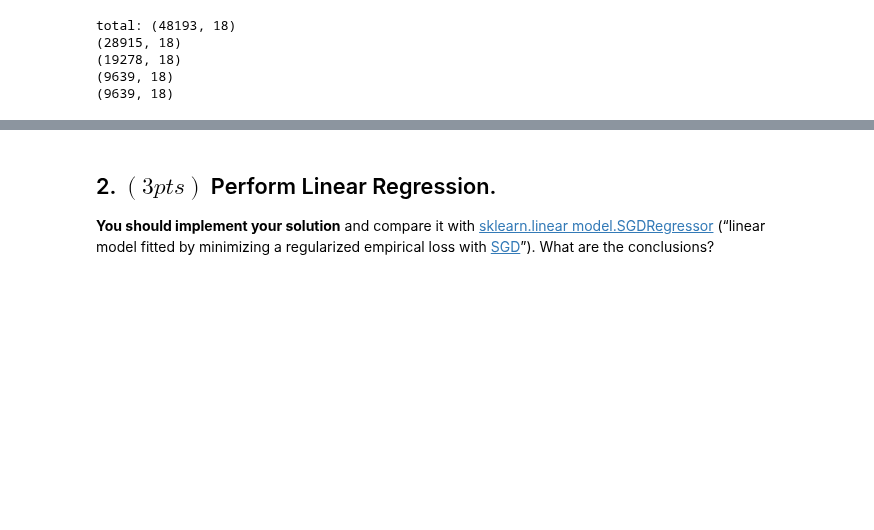
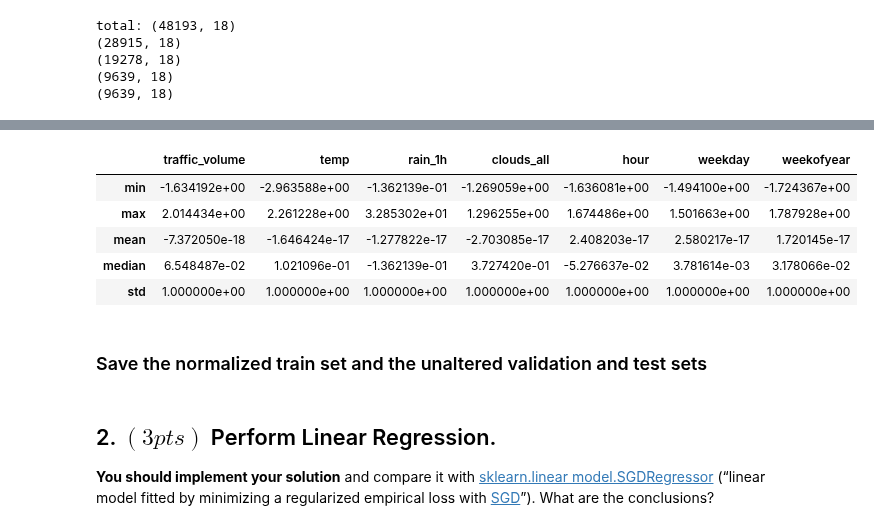
Before and after one commit to laurelkeys/machine-learning, a Jupyter notebook: assignment-1/Assignment1.ipynb, the cells around one changed output, grey strips where cells are left out. Saved outputs shown, nothing was run; the diff lists cells and outputs as text; code cells hidden in the pictures; blank space fills up the shorter version.

```diff
--- a/assignment-1/Assignment1.ipynb
+++ b/assignment-1/Assignment1.ipynb
@@ -681,0 +653,25 @@ date_time
+# %%
+# mu = mean, sigma = stddev
+def z_score(x, mu, sigma):
+    return (x - mu) / sigma
+
+def normalize(dataset, stats):
+    for col in stats:
+        dataset[col] = dataset[col].apply(lambda x: z_score(x, mu=stats[col]["mean"], sigma=stats[col]["std"]))
+# %%
+# NOTE: we must use 'train_stats' when normalizing 'validation_data' and 'test_data' aswell
+train_stats = get_stats(train_data, columns=attrs_to_normalize)
+
+normalize(train_data, train_stats)
+
+# we should now see mean~=0 and std~=1 for all attributes
+get_stats(train_data, columns=attrs_to_normalize)
+# %% [output]
+|  | traffic_volume | temp | rain_1h | clouds_all | hour | weekday | weekofyear |
+| min | -1.634192e+00 | -2.963588e+00 | -1.362139e-01 | -1.269059e+00 | -1.636081e+00 | -1.494100e+00 | -1.724367e+00 |
+| max | 2.014434e+00 | 2.261228e+00 | 3.285302e+01 | 1.296255e+00 | 1.674486e+00 | 1.501663e+00 | 1.787928e+00 |
+| mean | -7.372050e-18 | -1.646424e-17 | -1.277822e-17 | -2.703085e-17 | 2.408203e-17 | 2.580217e-17 | 1.720145e-17 |
+| median | 6.548487e-02 | 1.021096e-01 | -1.362139e-01 | 3.727420e-01 | -5.276637e-02 | 3.781614e-03 | 3.178066e-02 |
+| std | 1.000000e+00 | 1.000000e+00 | 1.000000e+00 | 1.000000e+00 | 1.000000e+00 | 1.000000e+00 | 1.000000e+00 |
+# %% [markdown]
+### Save the normalized train set and the unaltered validation and test sets
```
Also changed, not shown: parts of 31 cells of this notebook, 4 other files.
